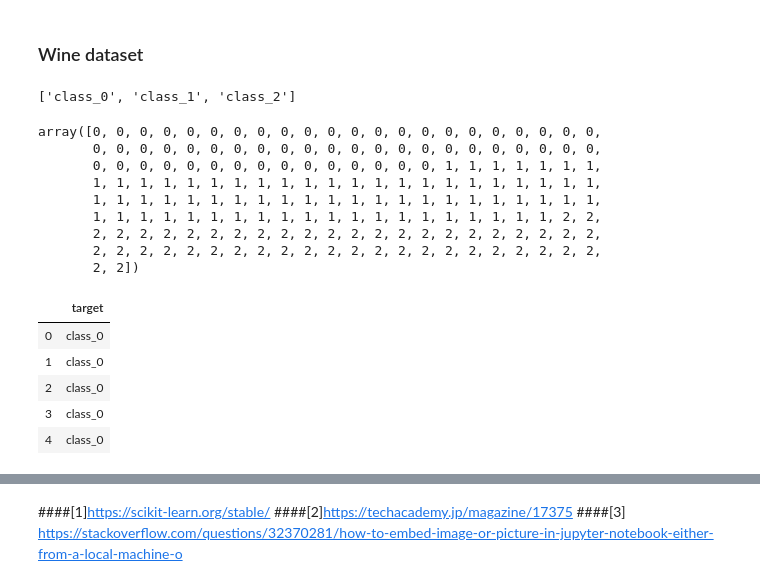
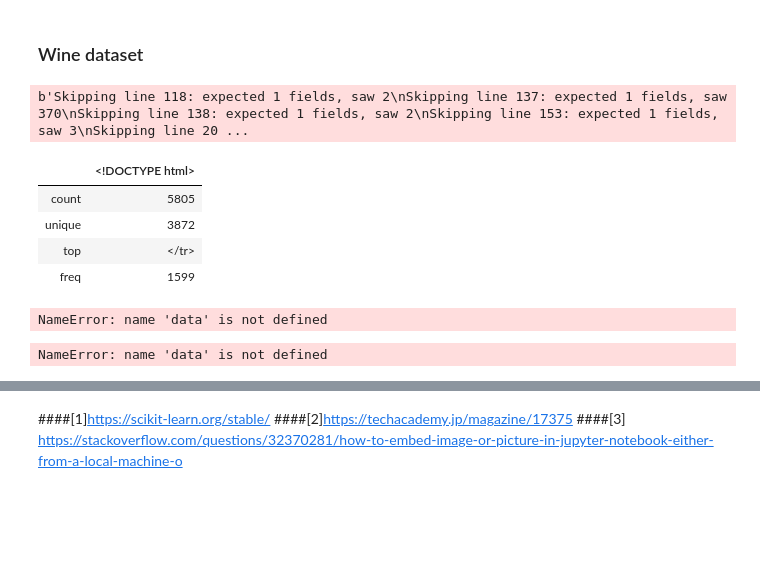
Before and after one commit to kiyokosaito/MLS-project, a Jupyter notebook: Scikit-Learn.ipynb, the cells around one changed output, grey strips where cells are left out. Drawn from its saved outputs; the diff is of its cells as text; code cells hidden in the pictures; blank space fills up the shorter version.

Commit message:
added wine data set

```diff
--- a/Scikit-Learn.ipynb
+++ b/Scikit-Learn.ipynb
@@ -60,38 +60,30 @@ plt.rcParams['figure.figsize']=(15,10)
 plt.style.use('ggplot')
 # %% [markdown]
 ### Wine dataset
-# %%
-# Load the irish data set from a URL
-from sklearn.datasets import load_wine
-data = load_wine()
-data.target[[10,80,140]]
-list(data.target_names)
-# %% [output]
-['class_0', 'class_1', 'class_2']
+# %%
+# Load the irish data set from a URL
+data = pd.read_csv('https://github.com/kiyokosaito/MLS-project/blob/main/wine.csv', error_bad_lines=False)
+# %% [output]
+b'Skipping line 118: expected 1 fields, saw 2\nSkipping line 137: expected 1 fields, saw 370\nSkipping line 138: expected 1 fields, saw 2\nSkipping line 153: expected 1 fields, saw 3\nSkipping line 20 ...
+# %%
+data.describe()
+# %% [output]
+|  | <!DOCTYPE html> |
+| count | 5805 |
+| unique | 3872 |
+| top | </tr> |
+| freq | 1599 |
 # %%
 data["target"]
 # %% [output]
-array([0, 0, 0, 0, 0, 0, 0, 0, 0, 0, 0, 0, 0, 0, 0, 0, 0, 0, 0, 0, 0, 0,
-       0, 0, 0, 0, 0, 0, 0, 0, 0, 0, 0, 0, 0, 0, 0, 0, 0, 0, 0, 0, 0, 0,
-       0, 0, 0, 0, 0, 0, 0, 0, 0, 0, 0, 0, 0, 0, 0, 1, 1, 1, 1, 1, 1, 1,
-       1, 1, 1, 1, 1, 1, 1, 1, 1, 1, 1, 1, 1, 1, 1, 1, 1, 1, 1, 1, 1, 1,
-       1, 1, 1, 1, 1, 1, 1, 1, 1, 1, 1, 1, 1, 1, 1, 1, 1, 1, 1, 1, 1, 1,
-       1, 1, 1, 1, 1, 1, 1, 1, 1, 1, 1, 1, 1, 1, 1, 1, 1, 1, 1, 1, 2, 2,
-       2, 2, 2, 2, 2, 2, 2, 2, 2, 2, 2, 2, 2, 2, 2, 2, 2, 2, 2, 2, 2, 2,
-       2, 2, 2, 2, 2, 2, 2, 2, 2, 2, 2, 2, 2, 2, 2, 2, 2, 2, 2, 2, 2, 2,
-       2, 2])
+NameError: name 'data' is not defined
 # %%
 import pandas as pd
 y_all = pd.DataFrame(data["target"], columns = ["target"])
 y_all = y_all.replace({0:'class_0', 1:'class_1', 2:'class_2'})
 y_all.head()
 # %% [output]
-|  | target |
-| 0 | class_0 |
-| 1 | class_0 |
-| 2 | class_0 |
-| 3 | class_0 |
-| 4 | class_0 |
+NameError: name 'data' is not defined
 # %%
 X_all= pd.DataFrame(data["data"],columns = data["feature_names"])
 X_all.head()
```
Also changed, not shown: parts of 5 cells of this notebook, 1 other file.
